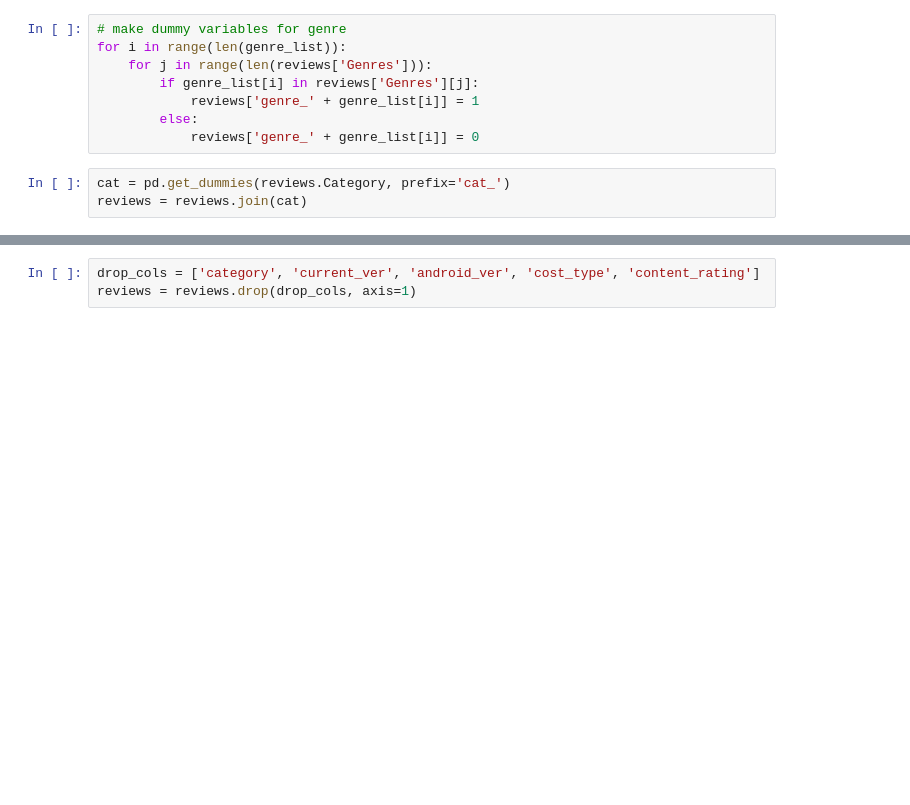
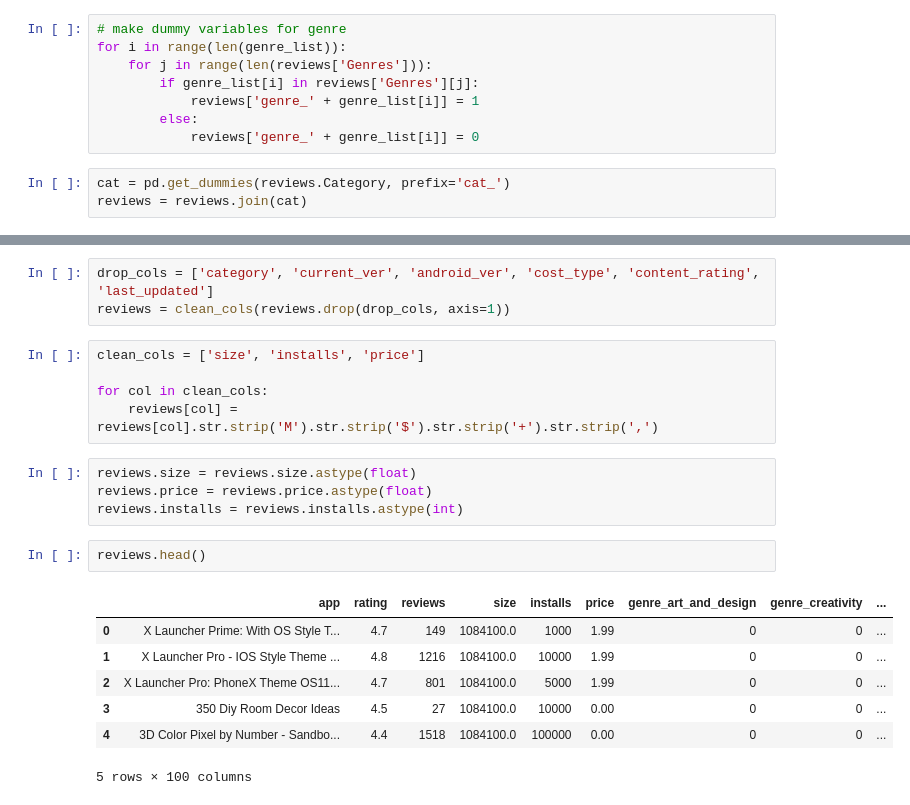
Before and after one commit to lena-kilian/JULV5000M_Liverpool, a Jupyter notebook: App_Analysis.ipynb, the cells around one changed output, grey strips where cells are left out. Saved outputs shown, nothing was run; the diff lists cells and outputs as text; blank space fills up the shorter version.

```diff
--- a/App_Analysis.ipynb
+++ b/App_Analysis.ipynb
@@ -51,4 +48,23 @@ reviews.head()
 5 rows × 106 columns
 # %%
-drop_cols = ['category', 'current_ver', 'android_ver', 'cost_type', 'content_rating']
-reviews = reviews.drop(drop_cols, axis=1)
+drop_cols = ['category', 'current_ver', 'android_ver', 'cost_type', 'content_rating', 'last_updated']
+reviews = clean_cols(reviews.drop(drop_cols, axis=1))
+# %%
+clean_cols = ['size', 'installs', 'price']
+
+for col in clean_cols:
+    reviews[col] = reviews[col].str.strip('M').str.strip('$').str.strip('+').str.strip(',')
+# %%
+reviews.size = reviews.size.astype(float)
+reviews.price = reviews.price.astype(float)
+reviews.installs = reviews.installs.astype(int)
+# %%
+reviews.head()
+# %% [output]
+|  | app | rating | reviews | size | installs | price | genre_art_and_design | genre_creativity | ... |
+| 0 | X Launcher Prime: With OS Style T... | 4.7 | 149 | 1084100.0 | 1000 | 1.99 | 0 | 0 | ... |
+| 1 | X Launcher Pro - IOS Style Theme ... | 4.8 | 1216 | 1084100.0 | 10000 | 1.99 | 0 | 0 | ... |
+| 2 | X Launcher Pro: PhoneX Theme OS11... | 4.7 | 801 | 1084100.0 | 5000 | 1.99 | 0 | 0 | ... |
+| 3 | 350 Diy Room Decor Ideas | 4.5 | 27 | 1084100.0 | 10000 | 0.00 | 0 | 0 | ... |
+| 4 | 3D Color Pixel by Number - Sandbo... | 4.4 | 1518 | 1084100.0 | 100000 | 0.00 | 0 | 0 | ... |
+5 rows × 100 columns
```
Also changed, not shown: parts of 9 cells of this notebook.
